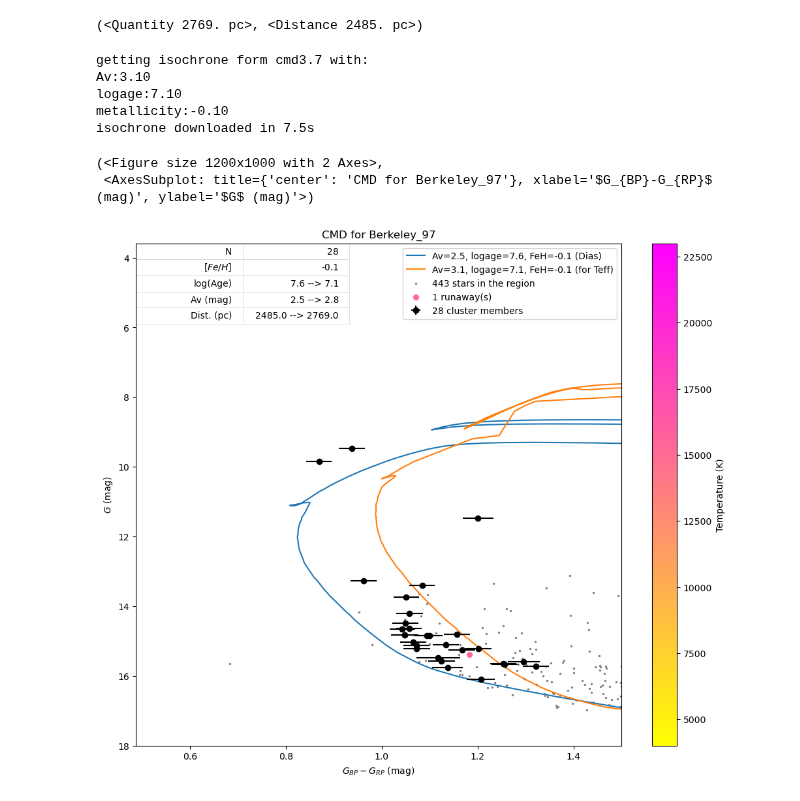
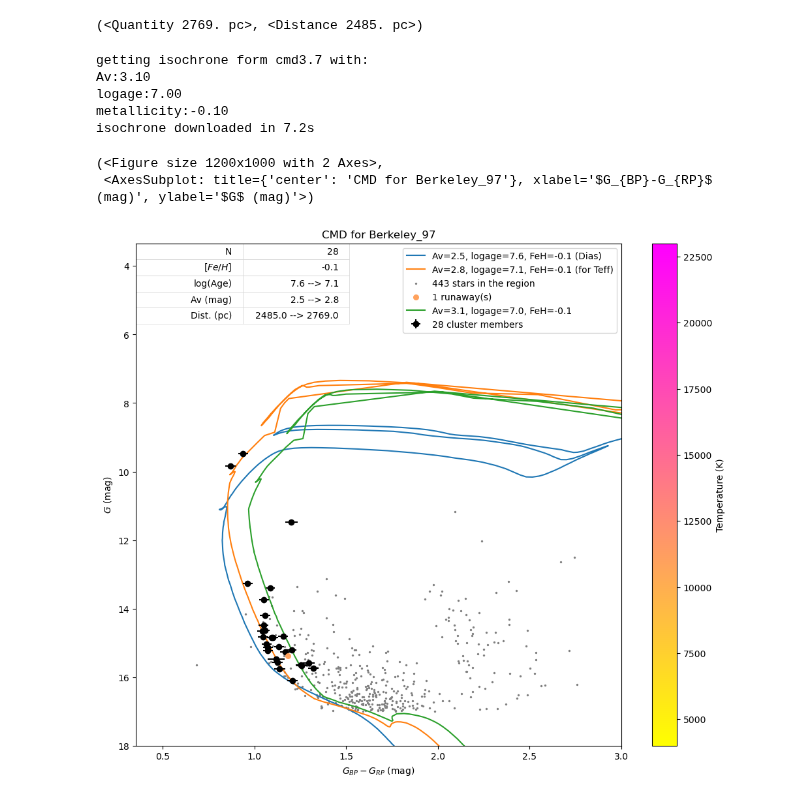
Before and after one commit to surodeep26/Runaway-Stars, a Jupyter notebook: v16.ipynb, the cells around one changed output. Drawn from its saved outputs; the diff is of its cells as text; code cells hidden in the pictures.

```diff
--- a/v16.ipynb
+++ b/v16.ipynb
@@ -102,41 +102,56 @@ def add_cluster_parameters_table(ax, cluster):
         cell.set_edgecolor('lightgray')
     return table
 
+# Function to add additional isochrones
+def add_isochrone(ax, cluster, Av, logage, FeH, parsec_version=2):
+    theoretical_isochrone, _ = cluster.theoretical_isochrone({'Av': Av, 'logage': logage, 'FeH': FeH}, returnparams=True, parsec_version=parsec_version)
+    isochrone_plot = ax.plot(
+        theoretical_isochrone['BP-RP'],
+        theoretical_isochrone['Gmag'],
+        label=f'Av={Av}, logage={logage}, FeH={FeH}'
+    )[0]
+    return isochrone_plot
+
+
+
 # Main function to plot CMD
 def plot_cmd(cluster, multiple=False, **kwargs):
     fig, ax = plt.subplots(figsize=(12, 10))
     ax.set_xlabel(r"$G_{BP}-G_{RP}$ (mag)")
     ax.set_ylabel(r"$G$ (mag)")
     ax.set_title(f"CMD for {cluster.name}")
 
     isochrone_theo_dias = plot_isochrones(ax, cluster, **kwargs)
     plot_cluster_members(ax, cluster)
     plot_stars_in_region(ax, cluster)
 
     theoretical_isochrone_temp = cluster.theoretical_isochrone(kwargs)
     scatter_runaways = plot_runaways(ax, cluster, theoretical_isochrone_temp)
     add_colorbar(fig, scatter_runaways, ax)
     add_cluster_parameters_table(ax, cluster)
 
+    # add_isochrone(ax, cluster, Av=3.1, logage=7.1, FeH=-0.1, parsec_version=1.2)
+    add_isochrone(ax, cluster, Av=3.1, logage=7.0, FeH=-0.1, parsec_version=2)
+
     ax.set_ylim(bottom=min(theoretical_isochrone_temp['Gmag'])-4, top=18)
-    ax.set_xlim(left=min(theoretical_isochrone_temp['BP-RP'])-0.5, right=1.5)
+    ax.set_xlim(left=min(theoretical_isochrone_temp['BP-RP'])-0.5, right=3)
     ax.invert_yaxis()
     ax.legend()
 
     # Optional: make points clickable (code to be implemented)
     # make_points_clickable(ax, scatter_runaways)
 
     return fig, ax
 
 # Example usage
 cl = Cluster("Berkeley_97")
-plot_cmd(cl,Av=3.1, logage=7.1)
+plot_cmd(cl)
 # %% [output]
 getting isochrone form cmd3.7 with:
 Av:3.10
-logage:7.10
+logage:7.00
 metallicity:-0.10
-isochrone downloaded in 7.5s
+isochrone downloaded in 7.2s
 (<Figure size 1200x1000 with 2 Axes>,
  <AxesSubplot: title={'center': 'CMD for Berkeley_97'}, xlabel='$G_{BP}-G_{RP}$ (mag)', ylabel='$G$ (mag)'>)
-[figure, old version]
+[figure, new version]
```
Also changed, not shown: parts of 3 cells of this notebook, 17 other files.
